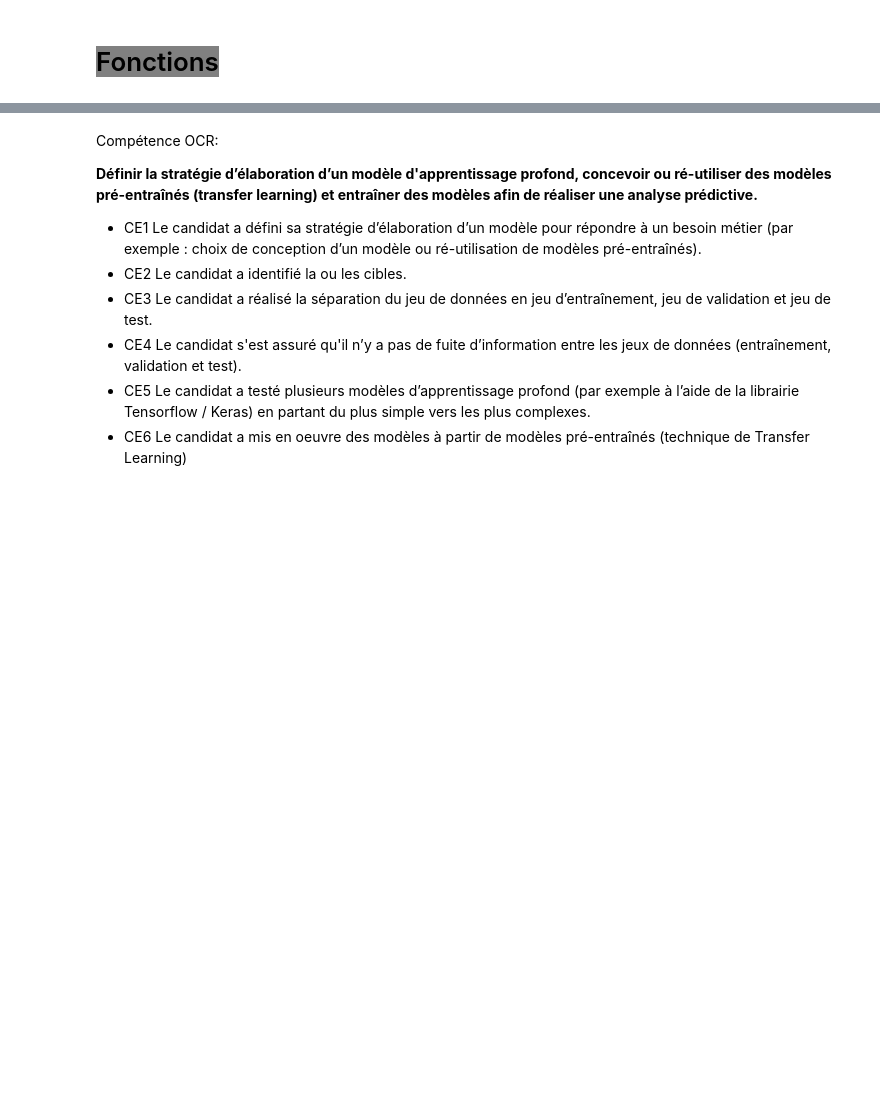
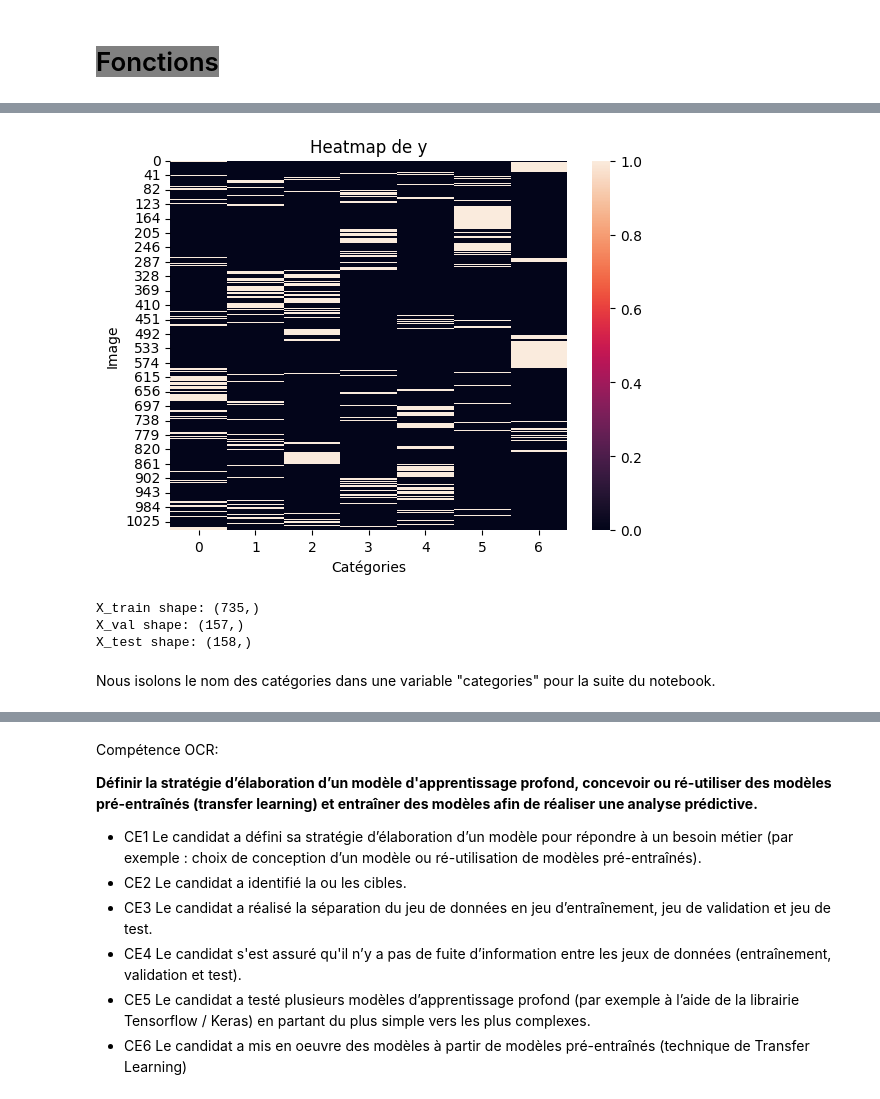
Before and after one commit to pierrickBERTHE/PB6-Classification_automatique_de_produits, a Jupyter notebook: berthe_pierrick_3_notebook_classification_122023.ipynb, the cells around one changed output, grey strips where cells are left out. Drawn from its saved outputs; the diff is of its cells as text; code cells hidden in the pictures; blank space fills up the shorter version.

Commit message:
Commit 26/01 : Notebook classification automatique en cours

```diff
--- a/berthe_pierrick_3_notebook_classification_122023.ipynb
+++ b/berthe_pierrick_3_notebook_classification_122023.ipynb
@@ -157,24 +543,15 @@ Importation des fichiers CSV avec Pandas
 # %%
-# Definir le chemin
-chemin = "./data/source/"
+# Definir le chemin d'import des fichiers
+dossier_import = "./data/cleaned/"
+nom_fichier = "extraction_feature_image.csv"
+chemin_fichier_import = os.path.join(dossier_import, nom_fichier)
 
 # Obtenir une liste de tous les fichiers dans le repertoire
-fichiers = os.listdir(chemin)
+fichiers = os.listdir(dossier_import)
 
 # Initialiser un dictionnaire vide et display de la liste des fichiers importe
-data_brut = {}
-display("===> Liste des fichiers importes: <====\n")
+df_image = pd.read_csv(chemin_fichier_import, sep="\t", encoding="utf-8")
+print(f"===> fichier '{nom_fichier}' importé: <====\n")
 
-# POUR chaque fichier
-for fichier in fichiers:
-
-    # Traiter uniquement les fichiers .csv
-    if fichier.endswith(".csv"):
-        display(fichier)
-
-        # Lire le fichier csv et le stocker dans le dictionnaire
-        data_brut[fichier] = pd.read_csv(
-            chemin + fichier,
-            sep=",",
-            encoding="utf-8"
-        )
+# Aperçu du dataframe
+display(df_image)
@@ -180,0 +584,3 @@ for fichier in fichiers:
+# %%
+X = df_image['image'].values
+y = to_categorical(df_image['label'])
@@ -180,0 +597,39 @@ for fichier in fichiers:
+# %%
+# Créer un heatmap de y
+sns.heatmap(y)
+plt.title('Heatmap de y')
+plt.xlabel('Catégories')
+plt.ylabel('Image')
+plt.show()
+# %% [output]
+[figure, added]
+# %%
+# Séparation des données entraînement+validation / test
+X_train_val, X_test, y_train_val, y_test = train_test_split(
+    X,
+    y,
+    test_size=0.15,
+    random_state=42,
+    stratify=y
+    )
+
+# Séparation des données entraînement / validation
+X_train, X_val, y_train, y_val = train_test_split(
+    X_train_val,
+    y_train_val,
+    test_size=0.176,
+    random_state=42,
+    stratify=y_train_val
+    )
+
+# Affichage des dimensions des données
+print("X_train shape:", X_train.shape)
+print("X_val shape:", X_val.shape)
+print("X_test shape:", X_test.shape)
+# %% [output]
+X_train shape: (735,)
+X_val shape: (157,)
+X_test shape: (158,)
+# %% [markdown]
+Nous isolons le nom des catégories dans une variable "categories" pour
+la suite du notebook.
```
Also changed, not shown: parts of 62 cells of this notebook, 3 other files.
